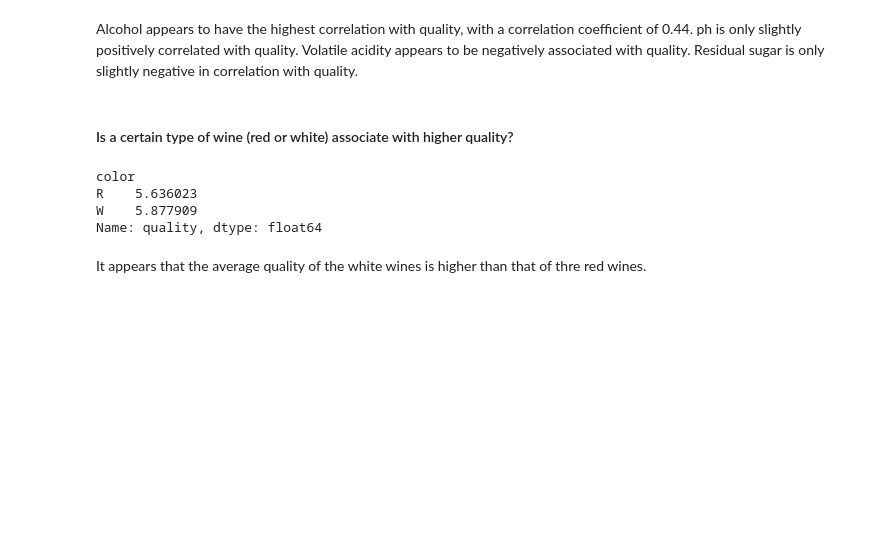
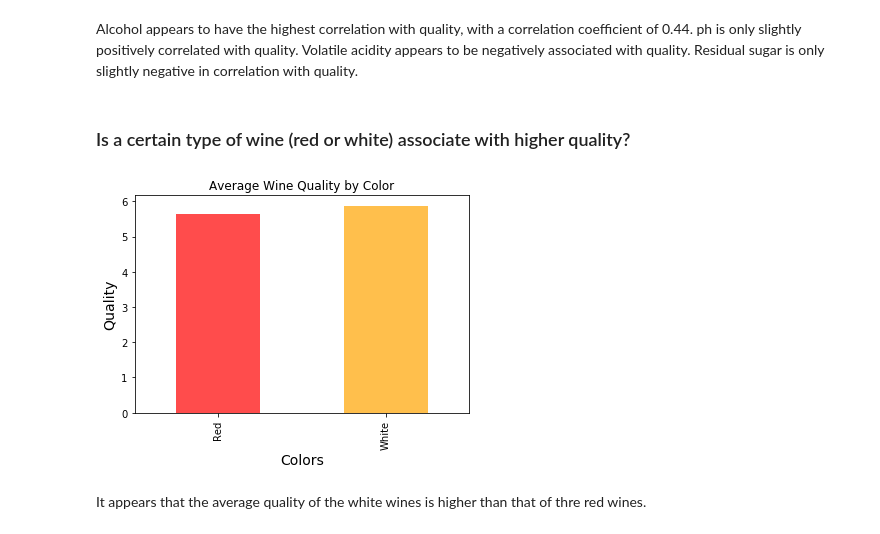
Before and after one commit to reidabook/wine-quality-assessment, a Jupyter notebook: Gathering.ipynb, the cells around one changed output. Cells and saved outputs as stored; diff of their text form; code cells hidden in the pictures; blank space fills up the shorter version.

Commit message:
complementary charts to data

```diff
--- a/Gathering.ipynb
+++ b/Gathering.ipynb
@@ -97,11 +101,11 @@ Mean density in the white wine: 0.9940273764801896
 #### Merge the two datasets together
 # %%
 # create color array for red dataframe and add to df_red
-color_red = np.repeat('R',df_red.shape[0])
+color_red = np.repeat('Red',df_red.shape[0])
 df_red['color'] = color_red
 
 # create color array for white dataframe and add to df_white
-color_white = np.repeat('W',df_white.shape[0])
+color_white = np.repeat('White',df_white.shape[0])
 df_white['color'] = color_white
 
 wine_df = df_red.append(df_white, ignore_index=True)
@@ -242,13 +246,15 @@ Pearson correlation coefficient
 # %% [markdown]
 Alcohol appears to have the highest correlation with quality, with a correlation coefficient of 0.44. ph is only slightly positively correlated with quality. Volatile acidity appears to be negatively associated with quality. Residual sugar is only slightly negative in correlation with quality.
 # %% [markdown]
-#### Is a certain type of wine (red or white) associate with higher quality?
+### Is a certain type of wine (red or white) associate with higher quality?
-# %%
-wine_df.groupby('color')['quality'].mean()
-# %% [output]
-color
-R    5.636023
-W    5.877909
-Name: quality, dtype: float64
+# %%
+colors = ['red','orange']
+color_means = wine_df.groupby('color')['quality'].mean()
+
+color_means.plot(kind='bar',title='Average Wine Quality by Color',color=colors,alpha=.7);
+plt.xlabel('Colors',fontsize=14);
+plt.ylabel('Quality',fontsize=14);
+# %% [output]
+[figure, added]
 # %% [markdown]
 It appears that the average quality of the white wines is higher than that of thre red wines.
```
Also changed, not shown: parts of 11 cells of this notebook.
